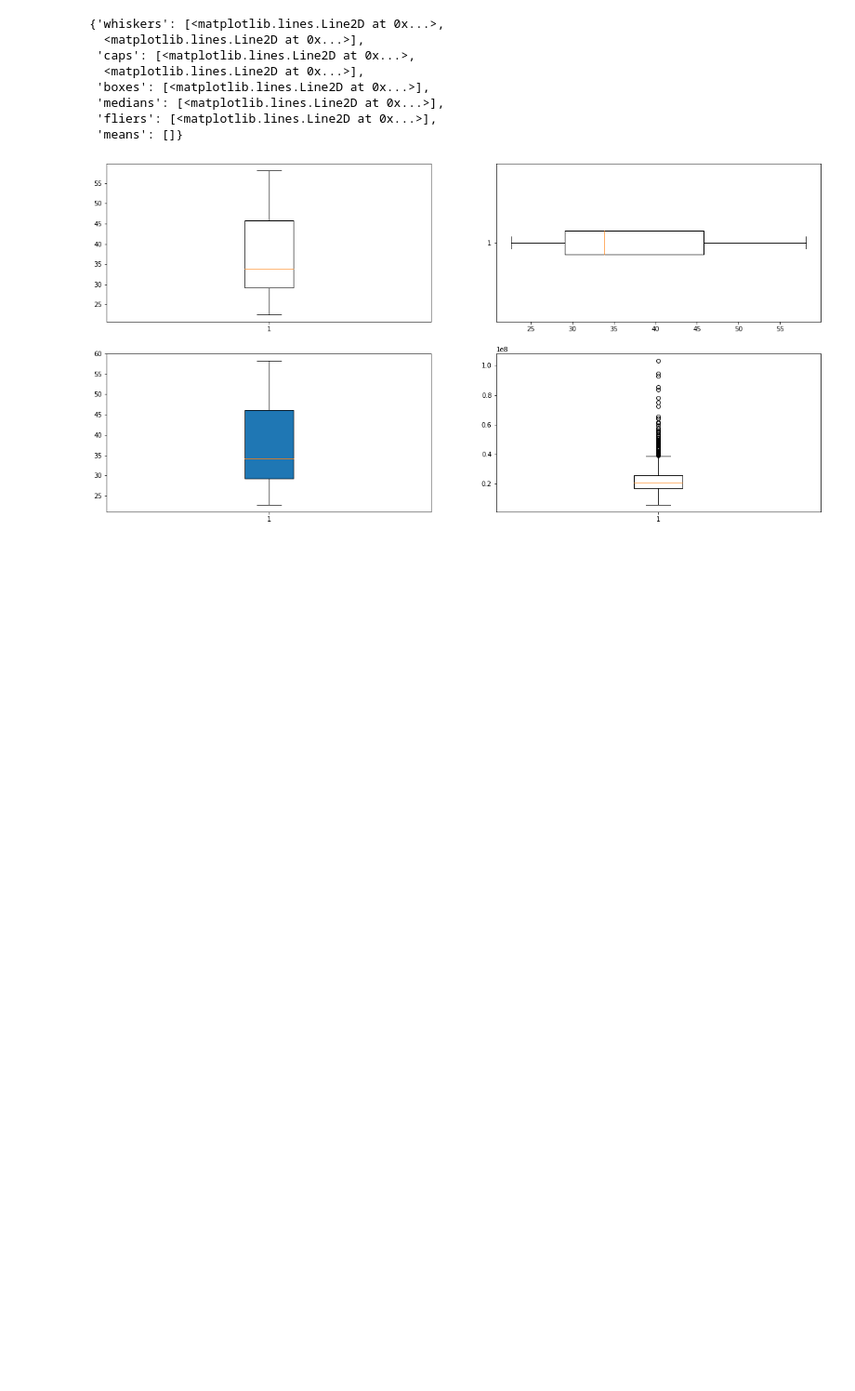
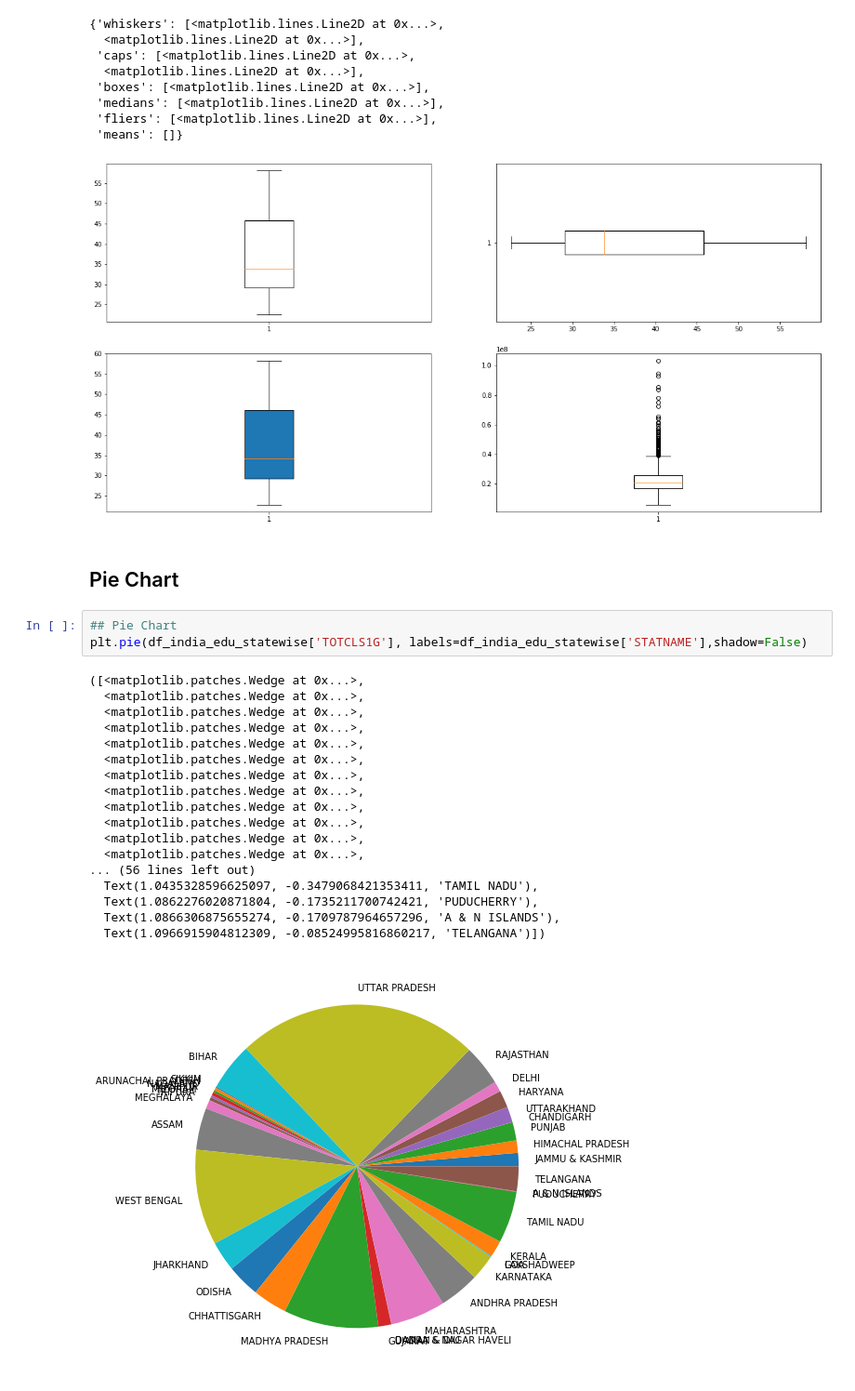
Before and after one commit to srmk1/learn-ml-hands-on, a Jupyter notebook: python/matplotlib.ipynb, the cells around one changed output. Shown: that part at 93% size. Saved outputs shown, nothing was run; the diff lists cells and outputs as text; blank space fills up the shorter version.

```diff
--- a/python/matplotlib.ipynb
+++ b/python/matplotlib.ipynb
@@ -245,3 +275,27 @@ plt.boxplot(df_cisco_daily['Volume'])
  'fliers': [<matplotlib.lines.Line2D at 0x...>],
  'means': []}
 [figure]
+# %% [markdown]
+## Pie Chart
+# %%
+## Pie Chart
+plt.pie(df_india_edu_statewise['TOTCLS1G'], labels=df_india_edu_statewise['STATNAME'],shadow=False)
+# %% [output]
+([<matplotlib.patches.Wedge at 0x...>,
+  <matplotlib.patches.Wedge at 0x...>,
+  <matplotlib.patches.Wedge at 0x...>,
+  <matplotlib.patches.Wedge at 0x...>,
+  <matplotlib.patches.Wedge at 0x...>,
+  <matplotlib.patches.Wedge at 0x...>,
+  <matplotlib.patches.Wedge at 0x...>,
+  <matplotlib.patches.Wedge at 0x...>,
+  <matplotlib.patches.Wedge at 0x...>,
+  <matplotlib.patches.Wedge at 0x...>,
+  <matplotlib.patches.Wedge at 0x...>,
+  <matplotlib.patches.Wedge at 0x...>,
+... (56 lines left out)
+  Text(1.0435328596625097, -0.3479068421353411, 'TAMIL NADU'),
+  Text(1.0862276020871804, -0.1735211700742421, 'PUDUCHERRY'),
+  Text(1.0866306875655274, -0.1709787964657296, 'A & N ISLANDS'),
+  Text(1.0966915904812309, -0.08524995816860217, 'TELANGANA')])
+[figure, added]
```
Also changed, not shown: parts of 12 cells of this notebook, 1 other file.
